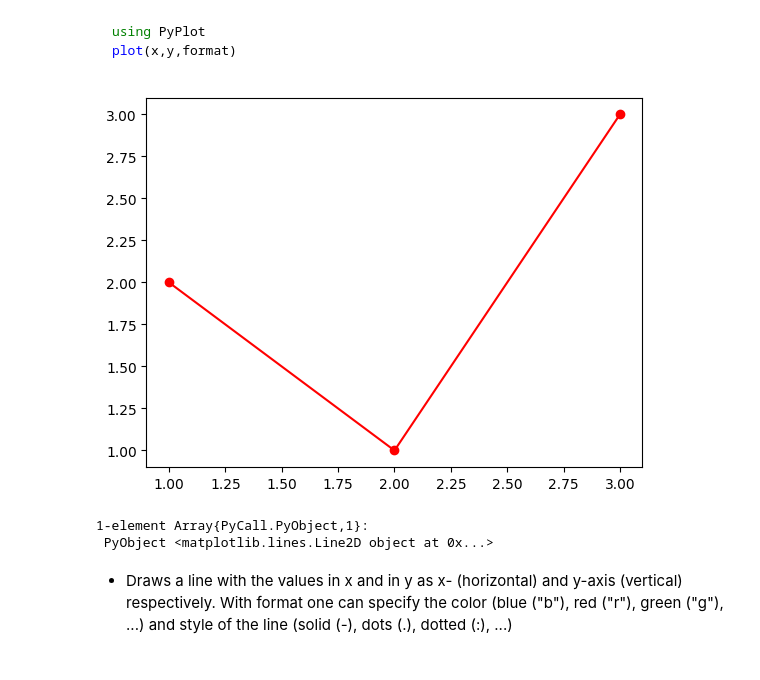
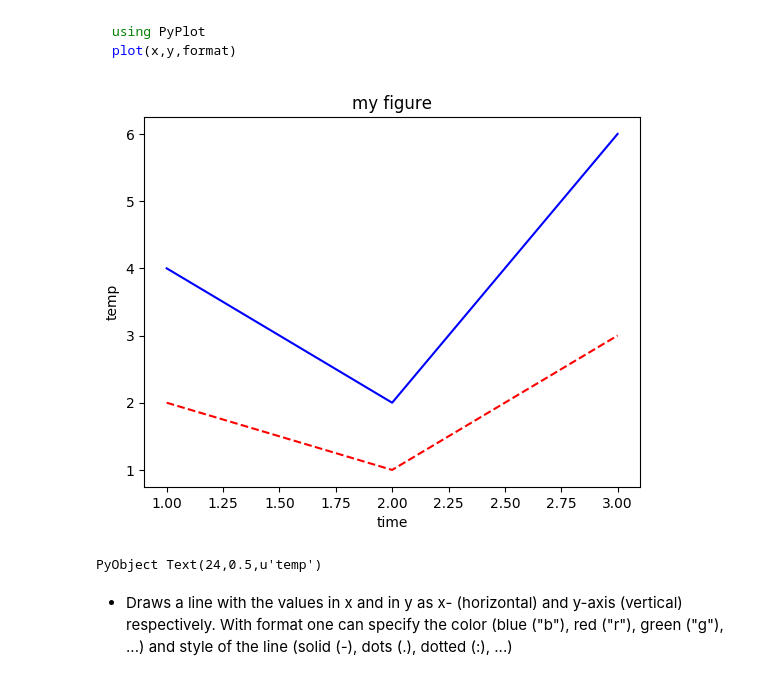
Before and after one commit to Alexander-Barth/JuliaTutorial, a Jupyter notebook: Julia Tutorial of Data Analysis in Oceanography.ipynb, the cells around one changed output. Cells and saved outputs as stored; diff of their text form; code cells hidden in the pictures.

````diff
--- a/Julia Tutorial of Data Analysis in Oceanography.ipynb
+++ b/Julia Tutorial of Data Analysis in Oceanography.ipynb
@@ -702,14 +886,18 @@ using PyPlot
 plot(x,y,format)
 ```
 # %%
+clf() # clear figure
 x = [1,2,3]
 y = [2,1,3]
 using PyPlot
-plot(x,y,"ro-")
+plot(x,y,"r--")
+plot(x,2*y,"b-")
+title("my figure")
+xlabel("time")
+ylabel("temp")
 # %% [output]
-[figure, old version]
+[figure, new version]
-1-element Array{PyCall.PyObject,1}:
- PyObject <matplotlib.lines.Line2D object at 0x...>
+PyObject Text(24,0.5,u'temp')
 # %% [markdown]
 * Draws a line with the values in x and in y as x- (horizontal) and y-axis (vertical) respectively. With format one can specify the color (blue ("b"), red ("r"), green ("g"), ...) and style of the line (solid (-), dots (.), dotted (:), ...)
 # %% [markdown]
````
Also changed, not shown: parts of 45 cells of this notebook.
